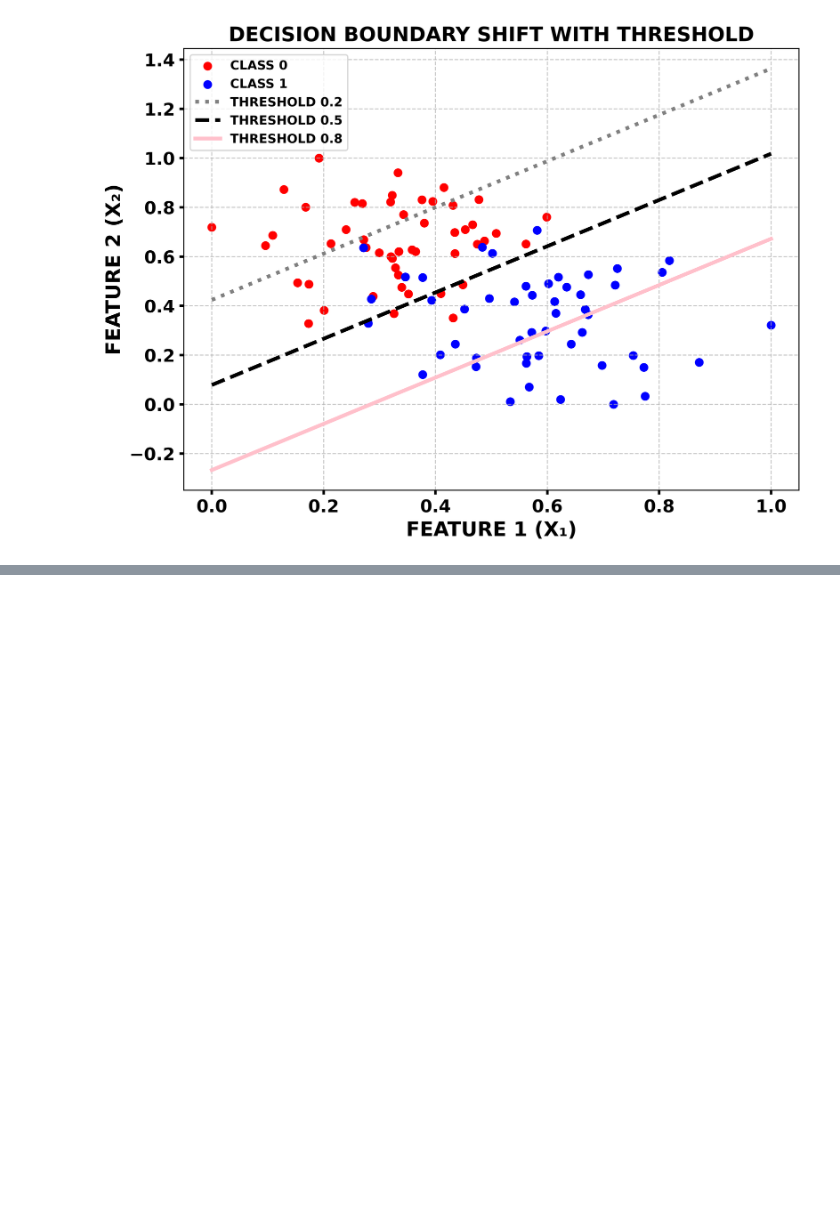
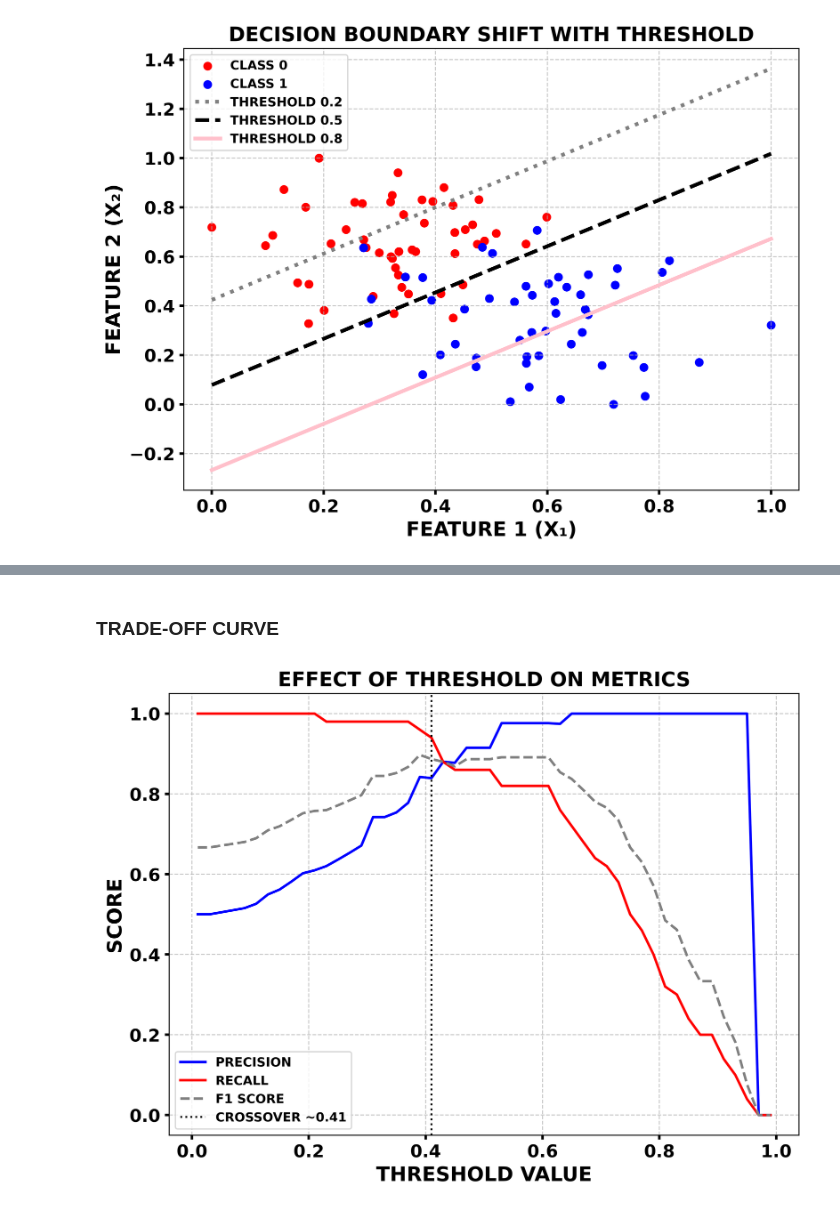
Before and after one commit to DaRkSouL36/LogisticRegression, a Jupyter notebook: LogisticRegression.ipynb, the cells around one changed output, grey strips where cells are left out. Saved outputs shown, nothing was run; the diff lists cells and outputs as text; code cells hidden in the pictures; blank space fills up the shorter version.

Commit message:
METRIC TRADE-OFF ANALYSIS

```diff
--- a/LogisticRegression.ipynb
+++ b/LogisticRegression.ipynb
@@ -951,0 +1004,41 @@ plt.show()
+# %%
+# CALCULATING METRICS ACROSS A RANGE OF THRESHOLDS
+threshold_values = np.linspace(0.01, 0.99, 50)
+precisions = []
+recalls = []
+f1_scores = []
+
+for threshold in threshold_values:
+    precision, recall, f1_score = get_metrics(model, X_data, y_data, threshold)
+    precisions.append(precision)
+    recalls.append(recall)
+    f1_scores.append(f1_score)
+# %% [markdown]
+### TRADE-OFF CURVE
+# %%
+# PLOTTING THE TRADE-OFF CURVE
+plt.figure(figsize=(8, 6), dpi=500)
+
+plt.plot(threshold_values, precisions, color='blue', linewidth=2, label='PRECISION')
+plt.plot(threshold_values, recalls, color='red', linewidth=2, label='RECALL')
+plt.plot(threshold_values, f1_scores, color='grey', linewidth=2, linestyle='--', label='F1 SCORE')
+
+# MARKING THE CROSSOVER POINT
+idx = np.argwhere(np.diff(np.sign(np.array(precisions) - np.array(recalls)))).flatten()
+if len(idx) > 0:
+    plt.axvline(threshold_values[idx[0]], color = 'black', linestyle = ':', label = f'CROSSOVER ~{threshold_values[idx[0]]:.2f}')
+
+plt.title("EFFECT OF THRESHOLD ON METRICS", fontsize=16, fontweight='bold')
+plt.xlabel("THRESHOLD VALUE", fontsize=16, fontweight='bold')
+plt.ylabel("SCORE", fontsize=16, fontweight='bold')
+plt.tick_params(axis='both', which='major', labelsize=14, width=2)
+
+for label in plt.gca().get_xticklabels() + plt.gca().get_yticklabels():
+    label.set_fontweight('bold')
+
+plt.grid(True, linestyle='--', alpha=0.7)
+plt.legend(loc='lower left', fontsize=12, frameon=True, prop={'weight': 'bold'})
+plt.tight_layout()
+plt.show()
+# %% [output]
+[figure, added]
```
Also changed, not shown: parts of 5 cells of this notebook.
